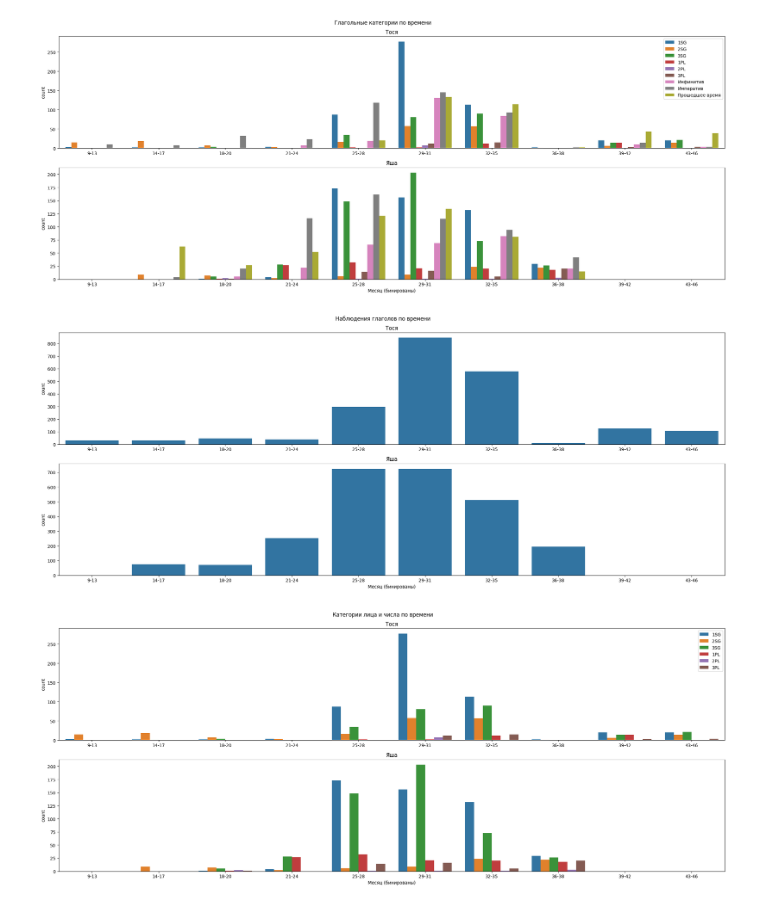
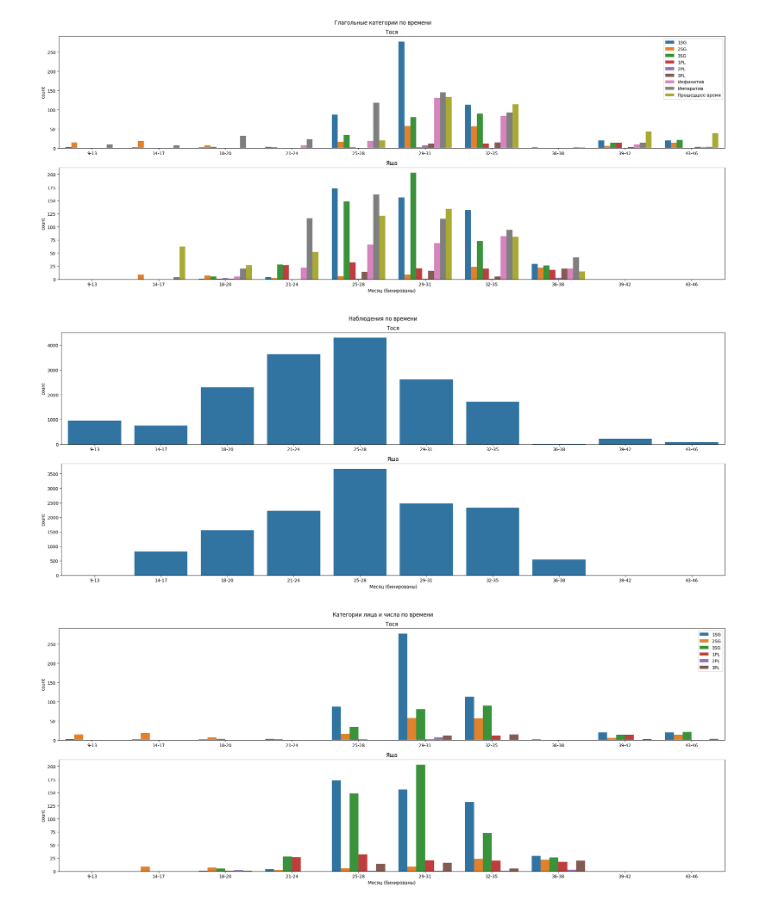
Before and after one commit to rijksly/verb-categories-child-speech-project, a Jupyter notebook: detrech.ipynb, the cells around one changed output. Drawn from its saved outputs; the diff is of its cells as text; code cells hidden in the pictures.

Commit message:
correct figure of count of all observations

```diff
--- a/detrech.ipynb
+++ b/detrech.ipynb
@@ -141,19 +141,25 @@ plt.show()
 # %%
 # количество наблюдений
 
+super_df['Месяц (бинированы)'] = pd.cut(
+    super_df['months'],
+    bins=10,
+    labels=['9-13', '14-17', '18-20', '21-24', '25-28', '29-31', '32-35', '36-38', '39-42', '43-46']
+)
+
 fig, (ax1, ax2) = plt.subplots(nrows=2, ncols=1, figsize=(22,9), layout='tight')
-fig.suptitle('Наблюдения глаголов по времени')
+fig.suptitle('Наблюдения по времени')
 
 ax1.set_title('Тося')
-sns.countplot(verbs[verbs['child'] == 'Tosya'], x='Месяц (бинированы)', ax=ax1)
+sns.countplot(super_df[((super_df['speaker'] == '*CHI') | (super_df['speaker'] == '*CHI1')) & (super_df['child'] == 'Tosya')], x='Месяц (бинированы)', ax=ax1)
 ax1.set_xlabel('')
 
 ax2.set_title('Яша')
-sns.countplot(verbs[verbs['child'] == 'Yasha'], x='Месяц (бинированы)', ax=ax2)
+sns.countplot(super_df[((super_df['speaker'] == '*CHI') | (super_df['speaker'] == '*CHI1')) & (super_df['child'] == 'Yasha')], x='Месяц (бинированы)', ax=ax2)
 
 plt.show()
 # %% [output]
-[figure, old version]
+[figure, new version]
 # %%
 # категории лица и числа у финитных глаголов наст. и буд. времен
 
```
